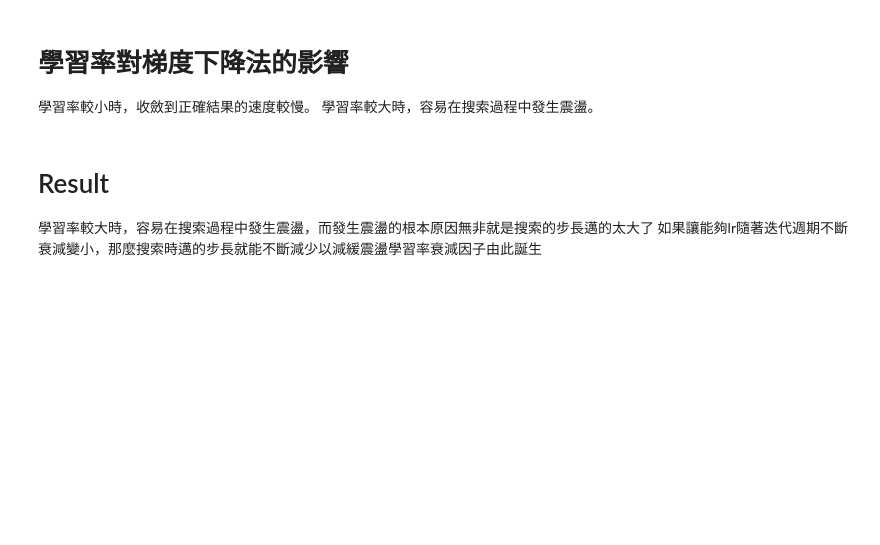
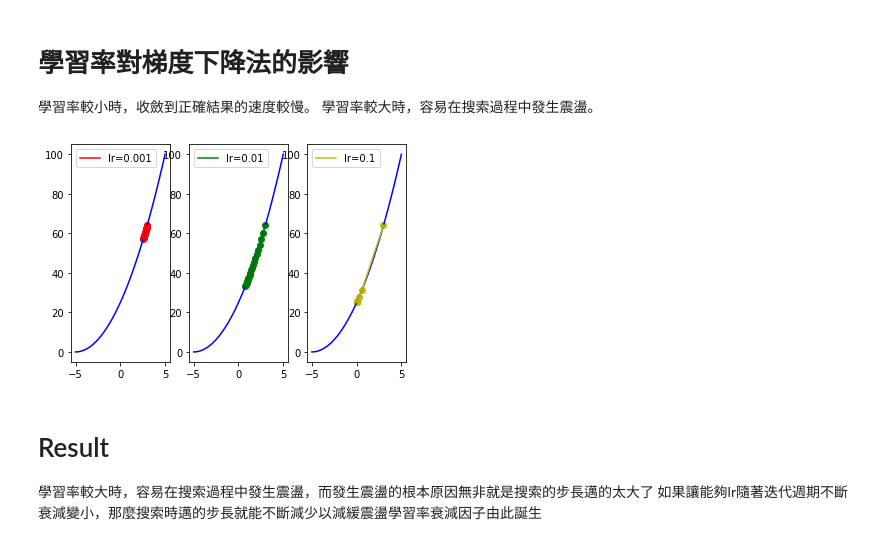
Before and after one commit to porpoisewise/3rd-ML100Days, a Jupyter notebook: homework/Day_074_Gradient_Descent_HW.ipynb, the cells around one changed output. Saved outputs shown, nothing was run; the diff lists cells and outputs as text; code cells hidden in the pictures; blank space fills up the shorter version.

```diff
--- a/homework/Day_074_Gradient_Descent_HW.ipynb
+++ b/homework/Day_074_Gradient_Descent_HW.ipynb
@@ -69,26 +82,33 @@ NameError: name 'dfunc' is not defined
 # %%
 line_x = np.linspace(-5, 5, 100)
 line_y = func(line_x)
 plt.figure('Gradient Desent: Learning Rate')
 
 '''
 w_init
 epochs
 x = w_init
 lr = [........]
 '''
 
+w_init = 3
+opochs = 5
+x = w_init
+lr = [0.001, 0.01, 0.1]
+
 color = ['r', 'g', 'y']
 size = np.ones(epochs+1) * 10
 size[-1] = 70
 for i in range(len(lr)):
     x = GD(w_init, dfunc, epochs, lr=lr[i])
     plt.subplot(1, 3, i+1)
     plt.plot(line_x, line_y, c='b')
     plt.plot(x, func(x), c=color[i], label='lr={}'.format(lr[i]))
     plt.scatter(x, func(x), c=color[i])
     plt.legend()
 plt.show()
+# %% [output]
+[figure, added]
 # %% [markdown]
 # Result
 學習率較大時，容易在搜索過程中發生震盪，而發生震盪的根本原因無非就是搜索的步長邁的太大了
```
Also changed, not shown: parts of 3 cells of this notebook.
